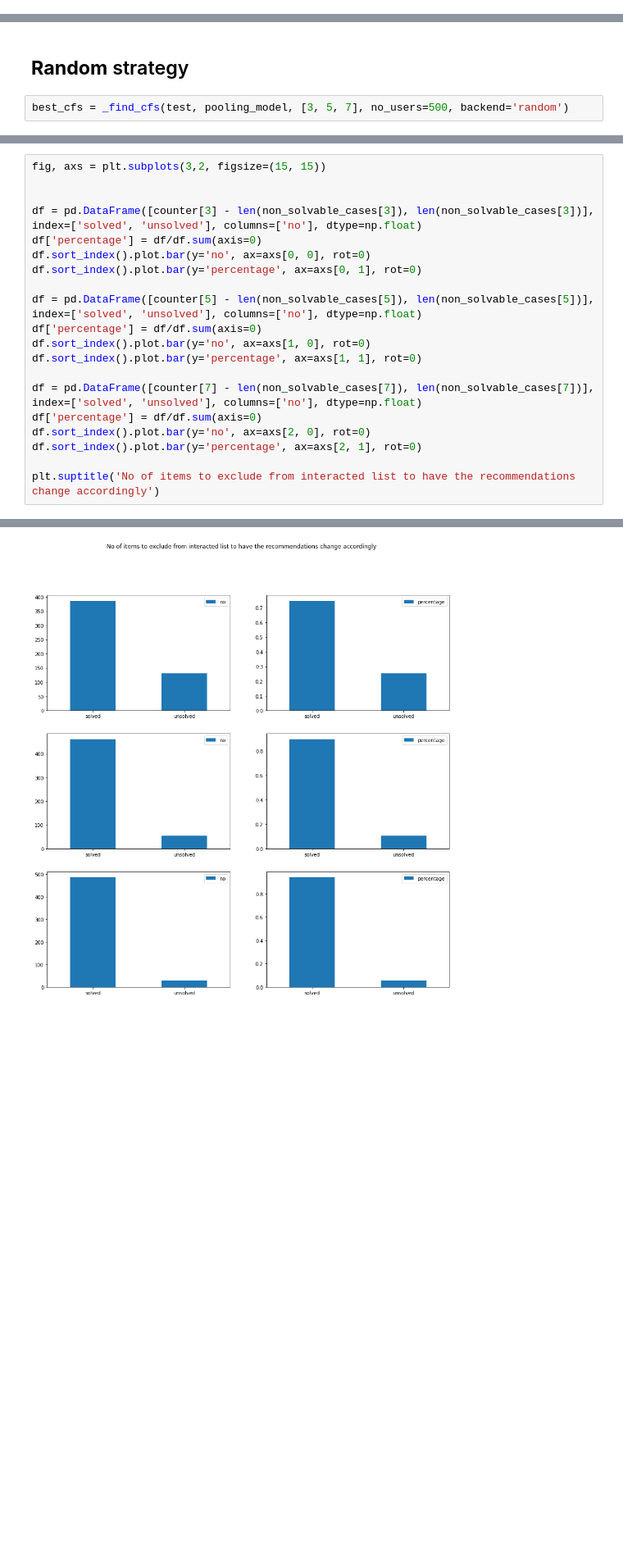
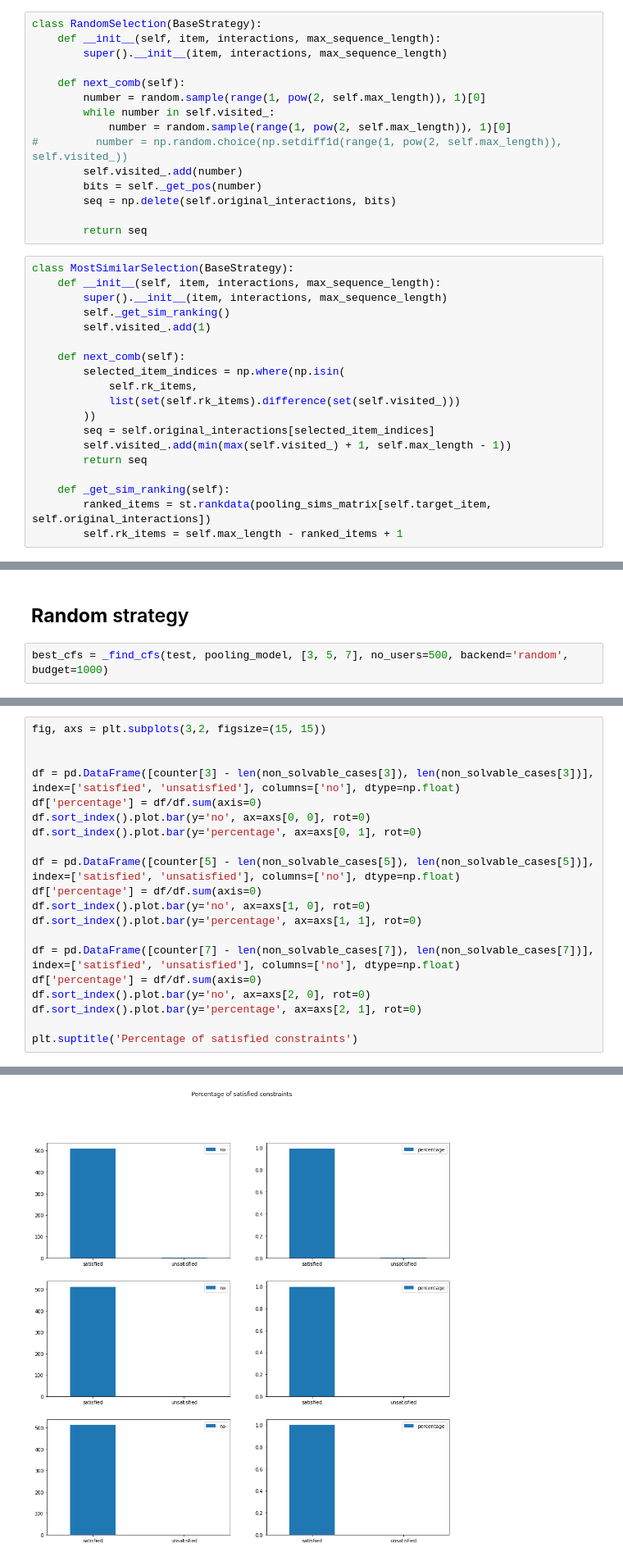
Before and after one commit to xuyou1999/CFExplainability, a Jupyter notebook: notebooks/budget_strategies.ipynb, the cells around one changed output, grey strips where cells are left out. Shown at 82% size. Saved outputs shown, nothing was run; the diff lists cells and outputs as text; blank space fills up the shorter version.

```diff
--- a/notebooks/budget_strategies.ipynb
+++ b/notebooks/budget_strategies.ipynb
@@ -25,0 +105,34 @@ pooling_model = load_model('pooling')
+# %%
+class RandomSelection(BaseStrategy):
+    def __init__(self, item, interactions, max_sequence_length):
+        super().__init__(item, interactions, max_sequence_length)
+
+    def next_comb(self):
+        number = random.sample(range(1, pow(2, self.max_length)), 1)[0]
+        while number in self.visited_:
+            number = random.sample(range(1, pow(2, self.max_length)), 1)[0]
+#         number = np.random.choice(np.setdiff1d(range(1, pow(2, self.max_length)), self.visited_))
+        self.visited_.add(number)
+        bits = self._get_pos(number)
+        seq = np.delete(self.original_interactions, bits)
+
+        return seq
+# %%
+class MostSimilarSelection(BaseStrategy):
+    def __init__(self, item, interactions, max_sequence_length):
+        super().__init__(item, interactions, max_sequence_length)
+        self._get_sim_ranking()
+        self.visited_.add(1)
+
+    def next_comb(self):
+        selected_item_indices = np.where(np.isin(
+            self.rk_items,
+            list(set(self.rk_items).difference(set(self.visited_)))
+        ))
+        seq = self.original_interactions[selected_item_indices]
+        self.visited_.add(min(max(self.visited_) + 1, self.max_length - 1))
+        return seq
+
+    def _get_sim_ranking(self):
+        ranked_items = st.rankdata(pooling_sims_matrix[self.target_item, self.original_interactions])
+        self.rk_items = self.max_length - ranked_items + 1
@@ -223,7 +223,7 @@ test = test.to_sequence(max_sequence_length=max_sequence_length)
 # %% [markdown]
 ## **Random** strategy
 # %%
-best_cfs = _find_cfs(test, pooling_model, [3, 5, 7], no_users=500, backend='random')
+best_cfs = _find_cfs(test, pooling_model, [3, 5, 7], no_users=500, backend='random', budget=1000)
 # %%
 from collections import Counter
 
@@ -296,20 +296,20 @@ for key, values in best_cfs.items():
 fig, axs = plt.subplots(3,2, figsize=(15, 15))
 
 
-df = pd.DataFrame([counter[3] - len(non_solvable_cases[3]), len(non_solvable_cases[3])],  index=['solved', 'unsolved'], columns=['no'], dtype=np.float)
+df = pd.DataFrame([counter[3] - len(non_solvable_cases[3]), len(non_solvable_cases[3])],  index=['satisfied', 'unsatisfied'], columns=['no'], dtype=np.float)
 df['percentage'] = df/df.sum(axis=0)
 df.sort_index().plot.bar(y='no', ax=axs[0, 0], rot=0)
 df.sort_index().plot.bar(y='percentage', ax=axs[0, 1], rot=0)
 
-df = pd.DataFrame([counter[5] - len(non_solvable_cases[5]), len(non_solvable_cases[5])],  index=['solved', 'unsolved'], columns=['no'], dtype=np.float)
+df = pd.DataFrame([counter[5] - len(non_solvable_cases[5]), len(non_solvable_cases[5])],  index=['satisfied', 'unsatisfied'], columns=['no'], dtype=np.float)
 df['percentage'] = df/df.sum(axis=0)
 df.sort_index().plot.bar(y='no', ax=axs[1, 0], rot=0)
 df.sort_index().plot.bar(y='percentage', ax=axs[1, 1], rot=0)
 
-df = pd.DataFrame([counter[7] - len(non_solvable_cases[7]), len(non_solvable_cases[7])],  index=['solved', 'unsolved'], columns=['no'], dtype=np.float)
+df = pd.DataFrame([counter[7] - len(non_solvable_cases[7]), len(non_solvable_cases[7])],  index=['satisfied', 'unsatisfied'], columns=['no'], dtype=np.float)
 df['percentage'] = df/df.sum(axis=0)
 df.sort_index().plot.bar(y='no', ax=axs[2, 0], rot=0)
 df.sort_index().plot.bar(y='percentage', ax=axs[2, 1], rot=0)
 
-plt.suptitle('No of items to exclude from interacted list to have the recommendations change accordingly')
+plt.suptitle('Percentage of satisfied constraints')
 # %% [output]
@@ -317,4 +317,4 @@ Text(0.5, 0.98, 'No of items to exclude from interacted list to have the recomme
-[figure, old version]
+[figure, new version]
 # %%
 fig, axs = plt.subplots(3,2, figsize=(15, 15))
 
```
Also changed, not shown: parts of 23 cells of this notebook.
